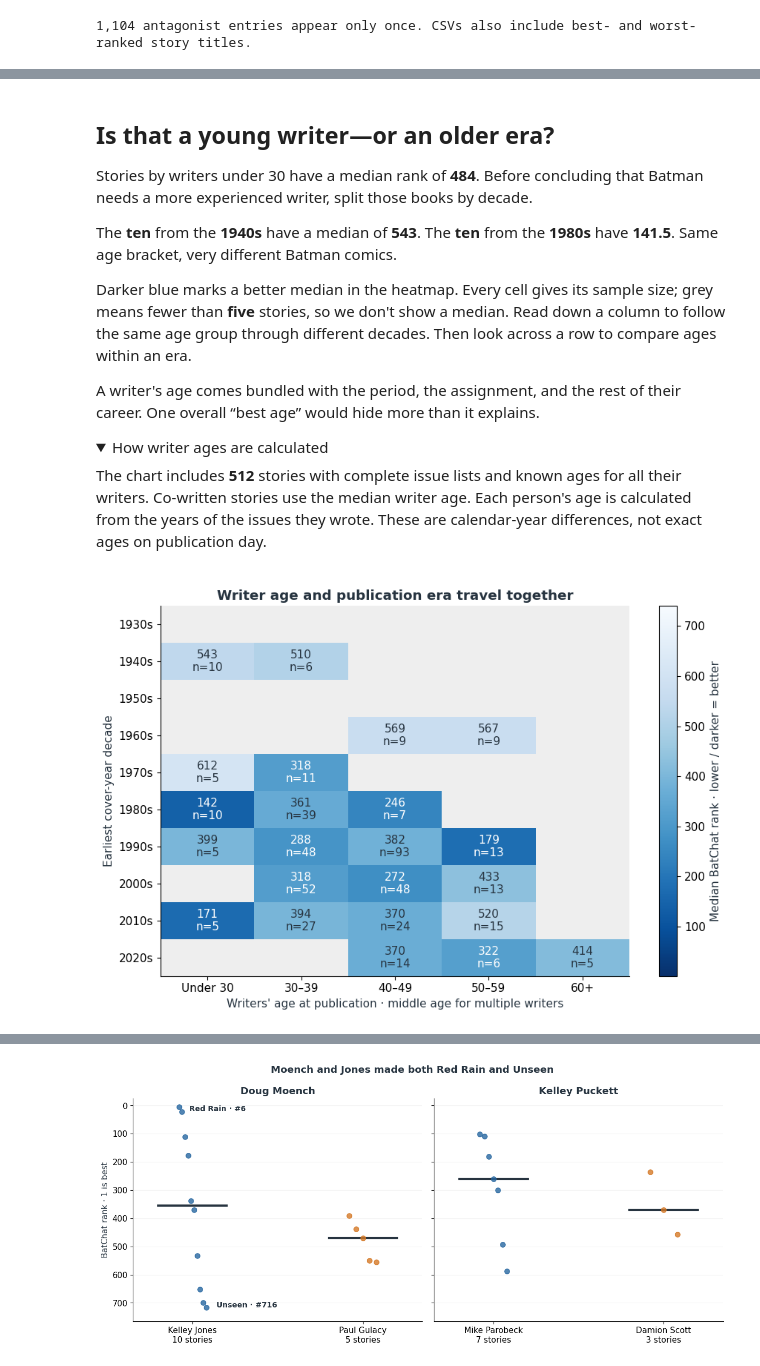
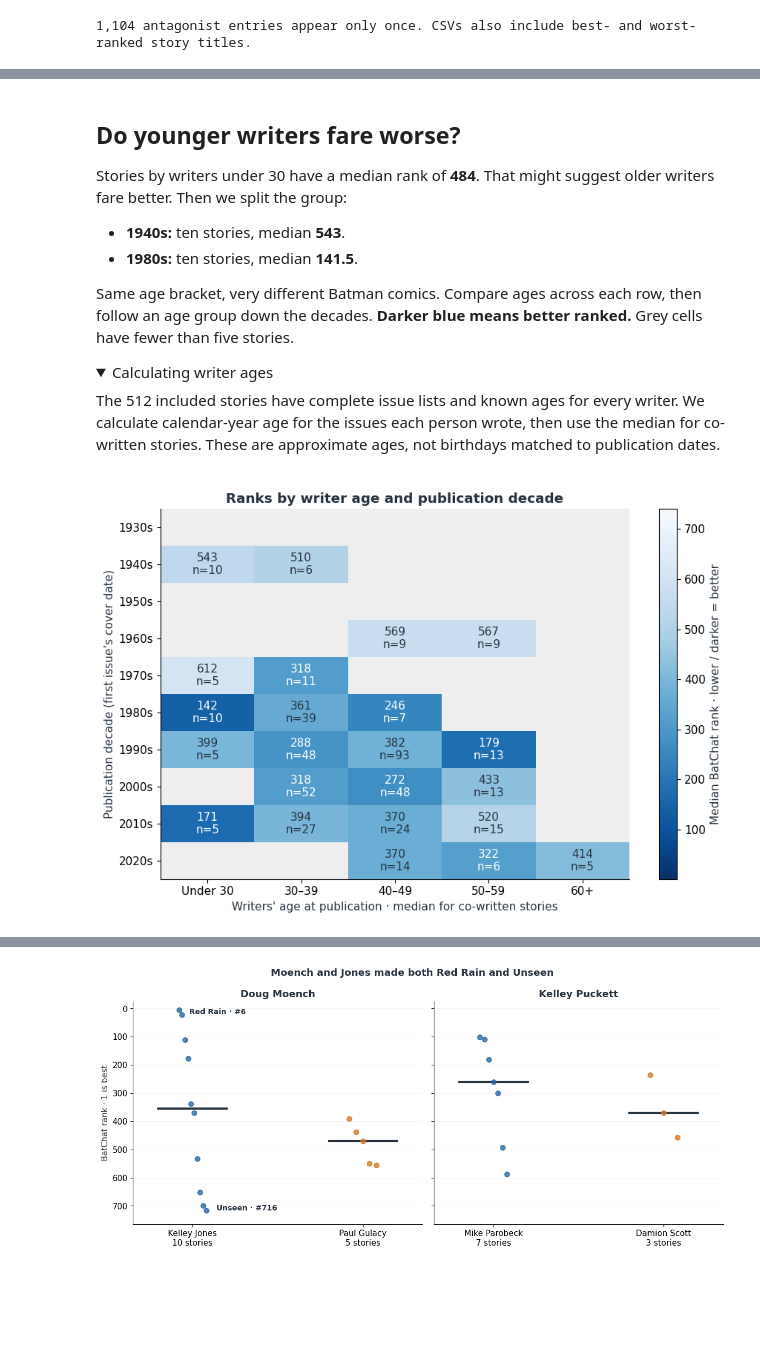
Before and after one commit to ddofer/BatRank, a Jupyter notebook: notebooks/2.0-batchat-the-art-of-gotham.ipynb, the cells around one changed output, grey strips where cells are left out. Saved outputs shown, nothing was run; the diff lists cells and outputs as text; code cells hidden in the pictures; folded sections open; blank space fills up the shorter version.

```diff
--- a/notebooks/2.0-batchat-the-art-of-gotham.ipynb
+++ b/notebooks/2.0-batchat-the-art-of-gotham.ipynb
@@ -160,7 +152,7 @@ for ax,(role,table),color in zip(axes,profiles.items(),[COLORS['blue'],COLORS['o
     ax.scatter(shown.median_rank,positions,color=color,s=48,zorder=3)
     ax.axvline(clean['rank'].median(),ls=':',color=COLORS['grey'],lw=1)
     ax.set(yticks=positions,yticklabels=[f'{row.display_name} · {int(row.n)}' for _,row in shown.iterrows()],
-        xlim=(1,N),xlabel='BatChat rank · lower = better',title=f'{role}: 15 most frequent entries')
+        xlim=(1,N),xlabel='BatChat rank · lower = better',title=f'{role}: 15 most frequent names')
     ax.invert_yaxis();ax.xaxis.grid(True,alpha=.12);ax.set_axisbelow(True)
 fig.suptitle('Which characters turn up in the better-ranked books?',fontweight='bold')
 fig.text(.5,-.01,f'Dot: median. Bar: middle half. Labels include reading counts. Dotted line: median of the {len(clean)} eligible stories.',ha='center',fontsize=9)
@@ -350,17 +310,16 @@ save_figure(fig,REPORT,'craft-publication-age')
 # %% [markdown]
-## Is that a young writer—or an older era?
+## Do younger writers fare worse?
 
-Stories by writers under 30 have a median rank of **484**. Before concluding that Batman needs a more experienced writer, split those books by decade.
+Stories by writers under 30 have a median rank of **484**. That might suggest older writers fare better. Then we split the group:
 
-The **ten** from the **1940s** have a median of **543**. The **ten** from the **1980s** have **141.5**. Same age bracket, very different Batman comics.
+- **1940s:** ten stories, median **543**.
+- **1980s:** ten stories, median **141.5**.
 
-Darker blue marks a better median in the heatmap. Every cell gives its sample size; grey means fewer than **five** stories, so we don't show a median. Read down a column to follow the same age group through different decades. Then look across a row to compare ages within an era.
+Same age bracket, very different Batman comics. Compare ages across each row, then follow an age group down the decades. **Darker blue means better ranked.** Grey cells have fewer than five stories.
 
-A writer's age comes bundled with the period, the assignment, and the rest of their career. One overall “best age” would hide more than it explains.
+<details><summary>Calculating writer ages</summary>
 
-<details><summary>How writer ages are calculated</summary>
-
-The chart includes **512** stories with complete issue lists and known ages for all their writers. Co-written stories use the median writer age. Each person's age is calculated from the years of the issues they wrote. These are calendar-year differences, not exact ages on publication day.
+The 512 included stories have complete issue lists and known ages for every writer. We calculate calendar-year age for the issues each person wrote, then use the median for co-written stories. These are approximate ages, not birthdays matched to publication dates.
 
 </details>
 # %%
@@ -376,34 +335,34 @@ gender_by_role=pd.crosstab(unique_people.role,unique_people.gender.fillna('unrep
 
 gender_by_role.to_csv(REPORT/'creator_gender_by_role.csv')
 writer_age=credits[credits.credit_scope.eq('selected_narrative') & credits.role.eq('writers')].groupby('story_id').agg(
     writers=('creator_id','size'),known_ages=('age_at_publication_year_proxy','count'),
     age=('age_at_publication_year_proxy','median'))
 writer_age=writer_age[writer_age.writers.eq(writer_age.known_ages)].merge(
     s[['story_id','rank','cover_year_start','metadata_complete','narrative_credit_issue_coverage']],
     on='story_id',validate='one_to_one')
 writer_age=writer_age[writer_age.metadata_complete & writer_age.narrative_credit_issue_coverage.eq(1)]
 writer_age['age_band']=pd.cut(writer_age.age,[-1,29,39,49,59,110],
                               labels=['Under 30','30–39','40–49','50–59','60+'])
 writer_age['decade']=(writer_age.cover_year_start//10*10).astype(int)
 profile=writer_age.groupby(['decade','age_band'],observed=True)['rank'].agg(n='size',median='median')
 profile.to_csv(REPORT/'writer_age_by_decade.csv')
 
 medians=profile['median'].unstack('age_band');counts=profile.n.unstack('age_band')
 fig,ax=plt.subplots(figsize=(9,6))
 values=medians.where(counts.ge(5))
 image=ax.imshow(values.to_numpy(dtype=float),vmin=1,vmax=N,cmap='Blues_r',aspect='auto')
 ax.set_facecolor('#EEEEEE')
 ax.set_xticks(range(len(values.columns)),values.columns)
 ax.set_yticks(range(len(values.index)),[f'{v}s' for v in values.index])
 for row in range(len(values)):
     for col in range(len(values.columns)):
         if pd.notna(values.iloc[row,col]):
             ax.text(col,row,f'{values.iloc[row,col]:.0f}\nn={int(counts.iloc[row,col])}',
                     ha='center',va='center',color='white' if values.iloc[row,col]<350 else '#273440')
-ax.set(xlabel="Writers' age at publication · middle age for multiple writers",ylabel='Earliest cover-year decade',
-       title='Writer age and publication era travel together')
+ax.set(xlabel="Writers' age at publication · median for co-written stories",ylabel='Publication decade (first issue’s cover date)',
+       title='Ranks by writer age and publication decade')
 fig.colorbar(image,ax=ax,label='Median BatChat rank · lower / darker = better')
 fig.tight_layout();save_figure(fig,REPORT,'craft-writer-age-era')
 # %% [output]
-[figure, old version]
+[figure, new version]
 # %% [markdown]
```
Also changed, not shown: parts of 28 cells of this notebook, 17 other files.
